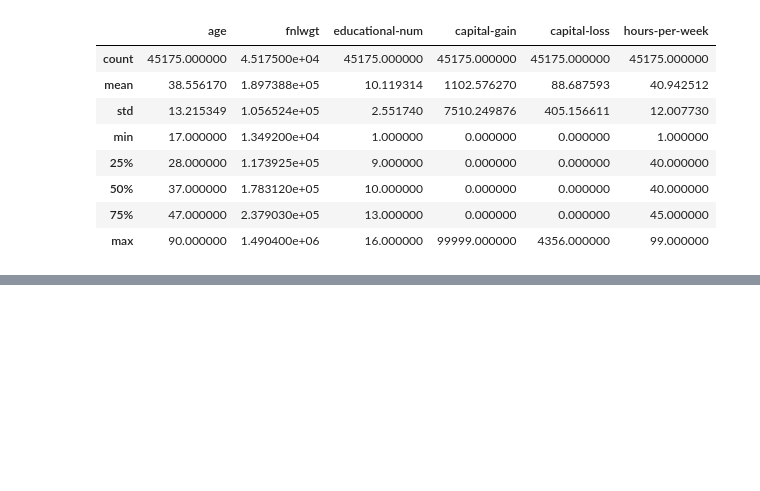
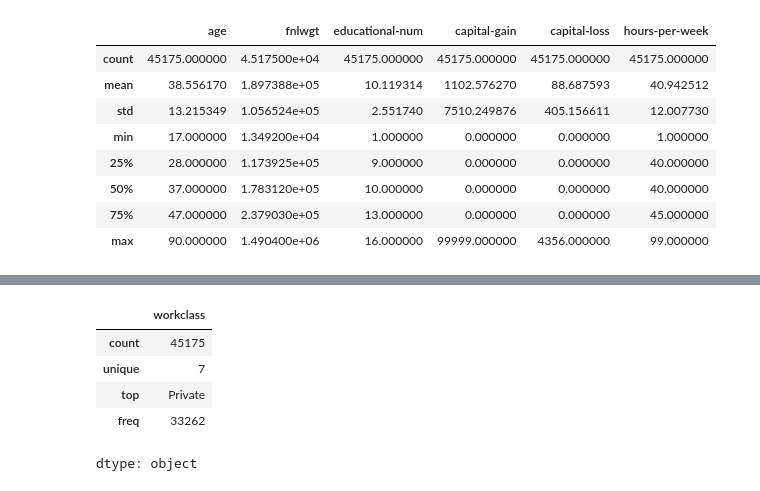
Before and after one commit to RafaGo89/Pandas_Activities, a Jupyter notebook: Casos de uso/Adult_income.ipynb, the cells around one changed output, grey strips where cells are left out. Cells and saved outputs as stored; diff of their text form; code cells hidden in the pictures; blank space fills up the shorter version.

```diff
--- a/Casos de uso/Adult_income.ipynb
+++ b/Casos de uso/Adult_income.ipynb
@@ -287,0 +359,9 @@ data.describe()
+# %%
+data['workclass'].describe()
+# %% [output]
+|  | workclass |
+| count | 45175 |
+| unique | 7 |
+| top | Private |
+| freq | 33262 |
+dtype: object
```
Also changed, not shown: parts of 20 cells of this notebook.
